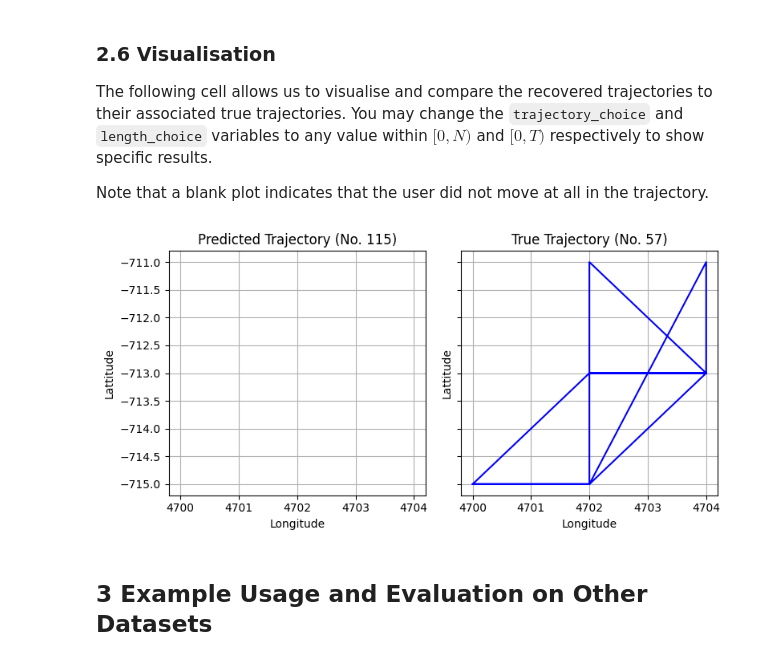
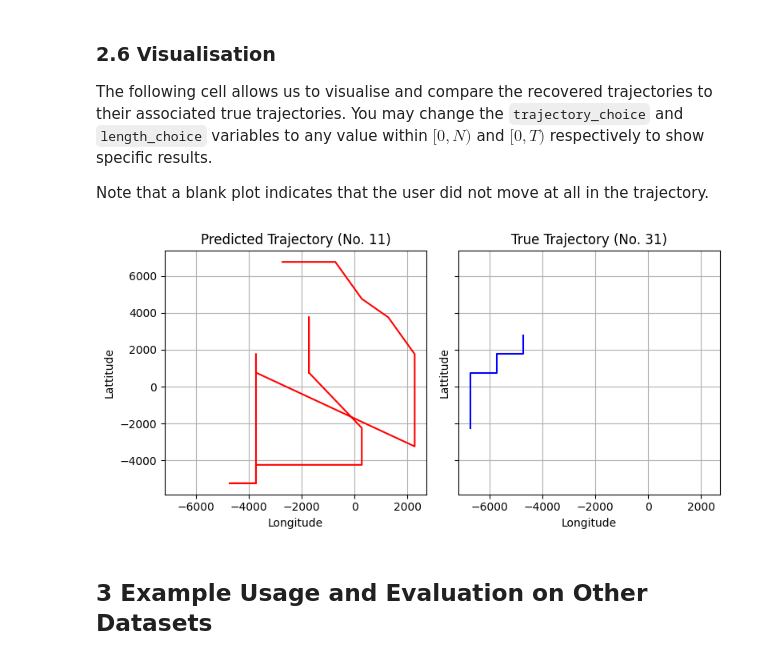
Before and after one commit to ndsi6382/Trajectory_Recovery, a Jupyter notebook: algorithm_walkthrough.ipynb, the cells around one changed output. Drawn from its saved outputs; the diff is of its cells as text; code cells hidden in the pictures.

```diff
--- a/algorithm_walkthrough.ipynb
+++ b/algorithm_walkthrough.ipynb
@@ -70,13 +66,12 @@ To use a particular version, uncomment and run only one of the two following cel
 
 Throughout the code, $N$ refers to the number of users/trajectories in the dataset, $M$ is the number of locations, $T$ is the number of timesteps, and $D$ is the number of intervals in one day.
 # %%
-agg = pd.read_csv(os.path.join(PATH, "Porto Taxi/processed/Porto taxi aggregated 3x3.csv"))
-grid = pd.read_csv(os.path.join(PATH, "Porto Taxi/processed/Porto taxi grid 3x3.csv"))
-truth_data = pd.read_csv(os.path.join(PATH, "Porto Taxi/processed/ground_truth 3x3.csv"))
-N = 197
-M = 49
-T = 4321
-D = 144
+agg = pd.read_csv(os.path.join(PATH, "GeoLife/processed/GeoLife_aggregrated-37users-14x15.csv"))
+truth_data = pd.read_csv(os.path.join(PATH, "GeoLife/processed/GeoLife_ground_truth-37users-14x15.csv"))
+N = 37
+M = 194
+T = 5205
+D = 720
 # %% [markdown]
 We now need to get the data into the correct format:
 
@@ -198,10 +201,10 @@ for i in [x for x in range(T) if x % D < D // 4 and x + 1 < T]:
             loc_j = grid[locs[i+1][l]]
             cost[u][l] = math.dist(loc_i, loc_j)
     row_assn, col_assn = scipy.optimize.linear_sum_assignment(cost, maximize=False)
-    for u, l in enumerate(col_assn):
+    for u, l in zip(row_assn, col_assn):
         pred[u][i+1] = locs[i+1][l]
 
-preview_matrix(pred, 10, D // 4)
+preview_matrix(pred, 5, D // 4)
 # %% [output]
 Night 0 processing...
 Night 1 processing...
@@ -238,10 +237,10 @@ for i in [x for x in range(T) if D // 4 <= x % D < D - 1]:
             loc_j = grid[locs[i+1][l]]
             cost[u][l] = math.dist(loc_i, loc_j)
     row_assn, col_assn = scipy.optimize.linear_sum_assignment(cost, maximize=False)
-    for u, l in enumerate(col_assn):
+    for u, l in zip(row_assn, col_assn):
         pred[u][i+1] = locs[i+1][l]
 
-preview_matrix(pred, 10, D)
+preview_matrix(pred, 5, D)
 # %% [output]
 Day 0 processing...
 Day 1 processing...
@@ -360,9 +335,8 @@ for i in range(N): # predicted trajectories
         accuracy_matrix[i][j] = acc / T
 
 # here, compare[i] = j means the i-th predicted trajectory matches the j-th true trajectory.
-_, compare = scipy.optimize.linear_sum_assignment(error_matrix, maximize=False)
-
-for i, j in enumerate(compare):
+pred_traj, true_traj = scipy.optimize.linear_sum_assignment(error_matrix, maximize=False)
+for i, j in zip(pred_traj, true_traj):
     accuracy += accuracy_matrix[i][j] / N
     recovery_error += error_matrix[i][j]
 
@@ -371,7 +345,7 @@ print(f"Recovery Error: {recovery_error}")
 for i in range(1,6):
     print(f"Uniqueness (k={i}), Predicted: {uniqueness(pred, i)}")
     print(f"Uniqueness (k={i}), Truth: {uniqueness(truth, i)}")
-print(compare)
+print(true_traj)
 # %% [output]
 Evaluating trajectory 0...
 Evaluating trajectory 1...
@@ -399,33 +373,33 @@ Note that a blank plot indicates that the user did not move at all in the trajec
 # %%
 import random
 
 trajectory_choice = random.randint(0,N-1)
-length_choice = 144
+length_choice = D
 
-pred_traj = pred[trajectory_choice][:length_choice]
-pred_traj = [grid[x] for x in pred_traj]
-true_traj = truth[compare[trajectory_choice]][:length_choice]
+pred_line = pred[trajectory_choice][:length_choice]
+pred_line = [grid[x] for x in pred_line]
+true_line = truth[true_traj[trajectory_choice]][:length_choice]
 
-x1, y1 = zip(*pred_traj)
-x2, y2 = zip(*true_traj)
+x1, y1 = zip(*pred_line)
+x2, y2 = zip(*true_line)
 fig, axs = plt.subplots(1, 2, figsize=(8, 4), sharex=True, sharey=True)
 
 axs[0].plot(x1, y1, color='red')
 axs[0].set_title(f'Predicted Trajectory (No. {trajectory_choice})')
 axs[0].set_xlabel('Longitude')
 axs[0].set_ylabel('Lattitude')
 axs[0].grid()
 
 axs[1].plot(x2, y2, color='blue')
-axs[1].set_title(f'True Trajectory (No. {compare[trajectory_choice]})')
+axs[1].set_title(f'True Trajectory (No. {true_traj[trajectory_choice]})')
 axs[1].set_xlabel('Longitude')
 axs[1].set_ylabel('Lattitude')
 axs[1].grid()
 
 plt.tight_layout()
 plt.show()
 # %% [output]
-[figure, old version]
+[figure, new version]
 # %% [markdown]
 ## 3 Example Usage and Evaluation on Other Datasets
 # %% [markdown]
```
Also changed, not shown: parts of 17 cells of this notebook, 1 other file.
